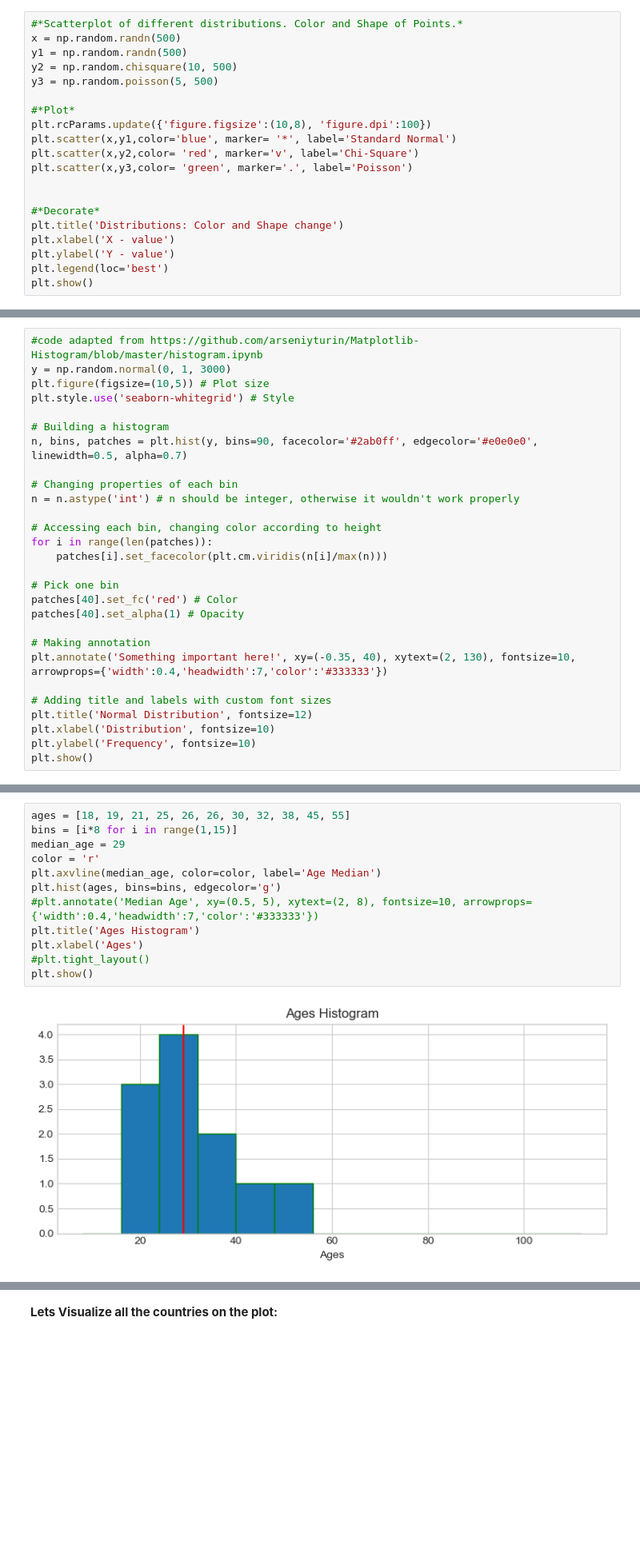
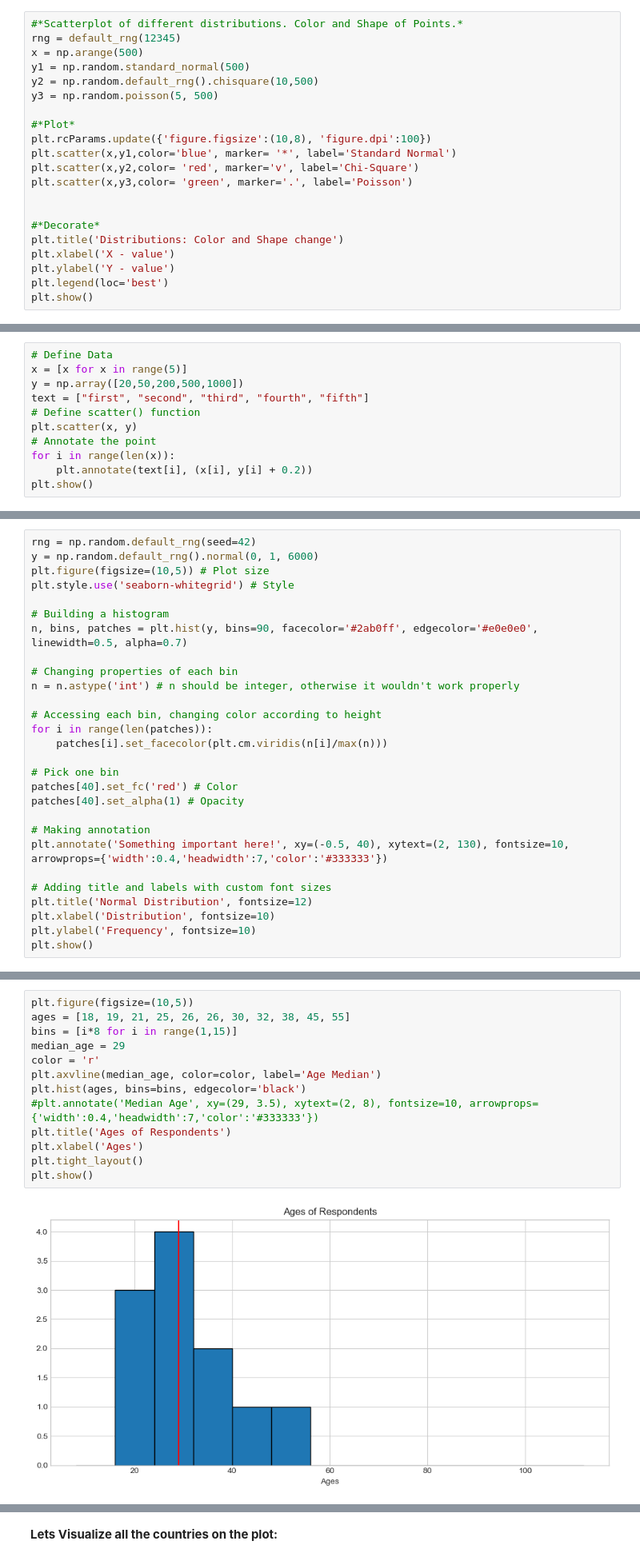
Before and after one commit to katel85/FundamentalsDA, a Jupyter notebook: pyplot.ipynb, the cells around one changed output, grey strips where cells are left out. Shown at 80% size. Cells and saved outputs as stored; diff of their text form; blank space fills up the shorter version.

```diff
--- a/pyplot.ipynb
+++ b/pyplot.ipynb
@@ -449,8 +386,9 @@ Use the marker =_____ command to change the marker type in scatter plot.
 # %%
 #*Scatterplot of different distributions. Color and Shape of Points.*
-x = np.random.randn(500)
-y1 = np.random.randn(500)
-y2 = np.random.chisquare(10, 500)
+rng = default_rng(12345)
+x = np.arange(500)
+y1 = np.random.standard_normal(500)
+y2 = np.random.default_rng().chisquare(10,500)
 y3 = np.random.poisson(5, 500)
 
 #*Plot*
@@ -512,0 +414,11 @@ Text(0.5, 1.0, 'Scatter Plot with Linear fit')
+# %%
+# Define Data
+x = [x for x in range(5)]
+y = np.array([20,50,200,500,1000])
+text = ["first", "second", "third", "fourth", "fifth"]
+# Define scatter() function
+plt.scatter(x, y)
+# Annotate the point
+for i in range(len(x)):
+    plt.annotate(text[i], (x[i], y[i] + 0.2))
+plt.show()
@@ -800,6 +614,6 @@ plt.legend()
 # %%
-#code adapted from https://github.com/arseniyturin/Matplotlib-Histogram/blob/master/histogram.ipynb
-y = np.random.normal(0, 1, 3000)
+rng = np.random.default_rng(seed=42)
+y = np.random.default_rng().normal(0, 1, 6000)
 plt.figure(figsize=(10,5)) # Plot size
 plt.style.use('seaborn-whitegrid') # Style
 
@@ -818,7 +632,7 @@ patches[40].set_fc('red') # Color
 patches[40].set_alpha(1) # Opacity
 
 # Making annotation
-plt.annotate('Something important here!', xy=(-0.35, 40), xytext=(2, 130), fontsize=10, arrowprops={'width':0.4,'headwidth':7,'color':'#333333'})
+plt.annotate('Something important here!', xy=(-0.5, 40), xytext=(2, 130), fontsize=10, arrowprops={'width':0.4,'headwidth':7,'color':'#333333'})
 
 # Adding title and labels with custom font sizes
 plt.title('Normal Distribution', fontsize=12)
@@ -832,14 +644,15 @@ plt.show()
 # %%
+plt.figure(figsize=(10,5))
 ages = [18, 19, 21, 25, 26, 26, 30, 32, 38, 45, 55]
 bins = [i*8 for i in range(1,15)]
 median_age = 29
 color = 'r'
 plt.axvline(median_age, color=color, label='Age Median')
-plt.hist(ages, bins=bins, edgecolor='g')
-#plt.annotate('Median Age', xy=(0.5, 5), xytext=(2, 8), fontsize=10, arrowprops={'width':0.4,'headwidth':7,'color':'#333333'})
-plt.title('Ages Histogram')
+plt.hist(ages, bins=bins, edgecolor='black')
+#plt.annotate('Median Age', xy=(29, 3.5), xytext=(2, 8), fontsize=10, arrowprops={'width':0.4,'headwidth':7,'color':'#333333'})
+plt.title('Ages of Respondents')
 plt.xlabel('Ages')
-#plt.tight_layout()
+plt.tight_layout()
 plt.show()
 # %% [output]
-[figure, old version]
+[figure, new version]
```
Also changed, not shown: parts of 108 cells of this notebook, 3 other files.
